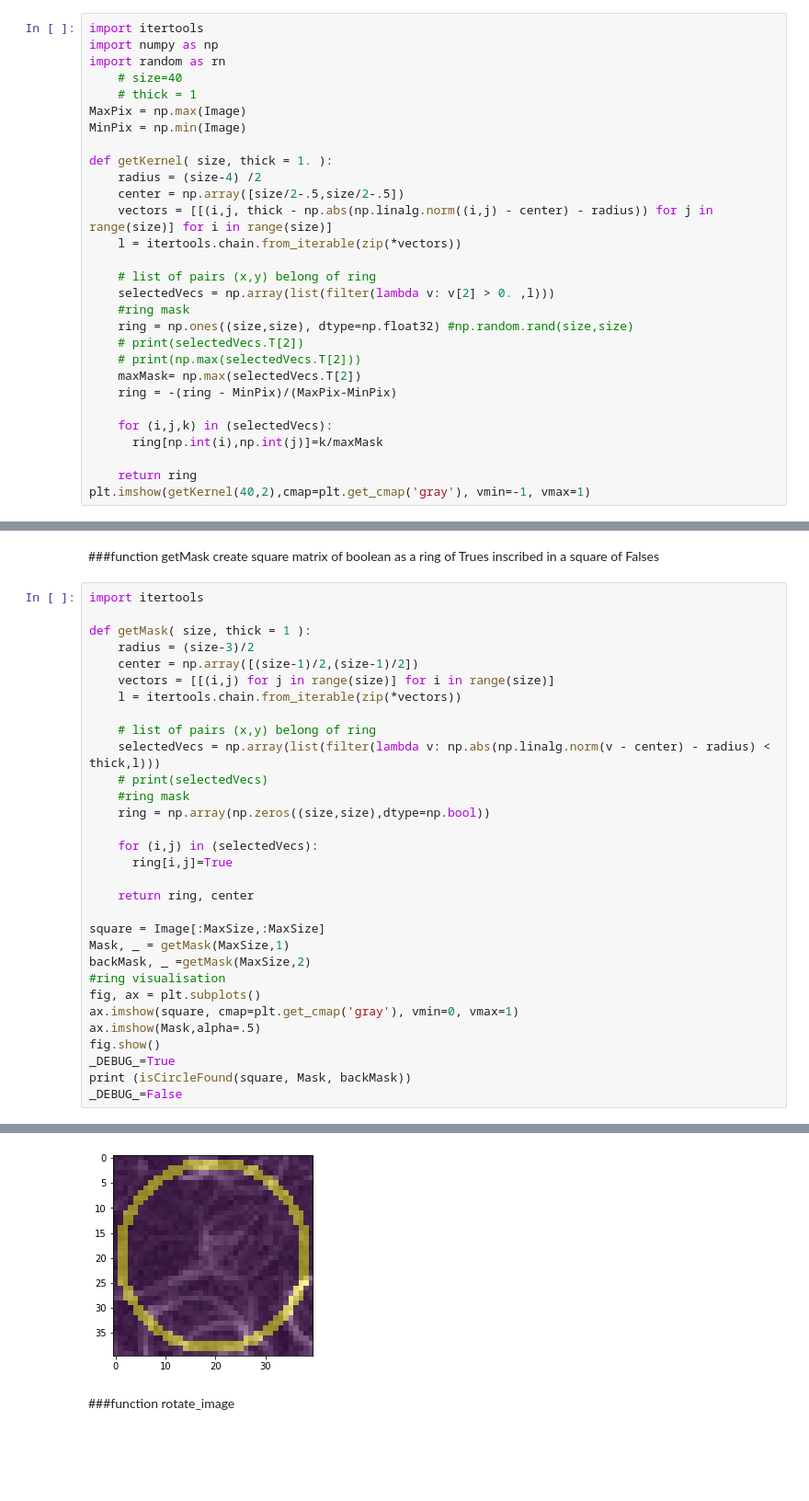
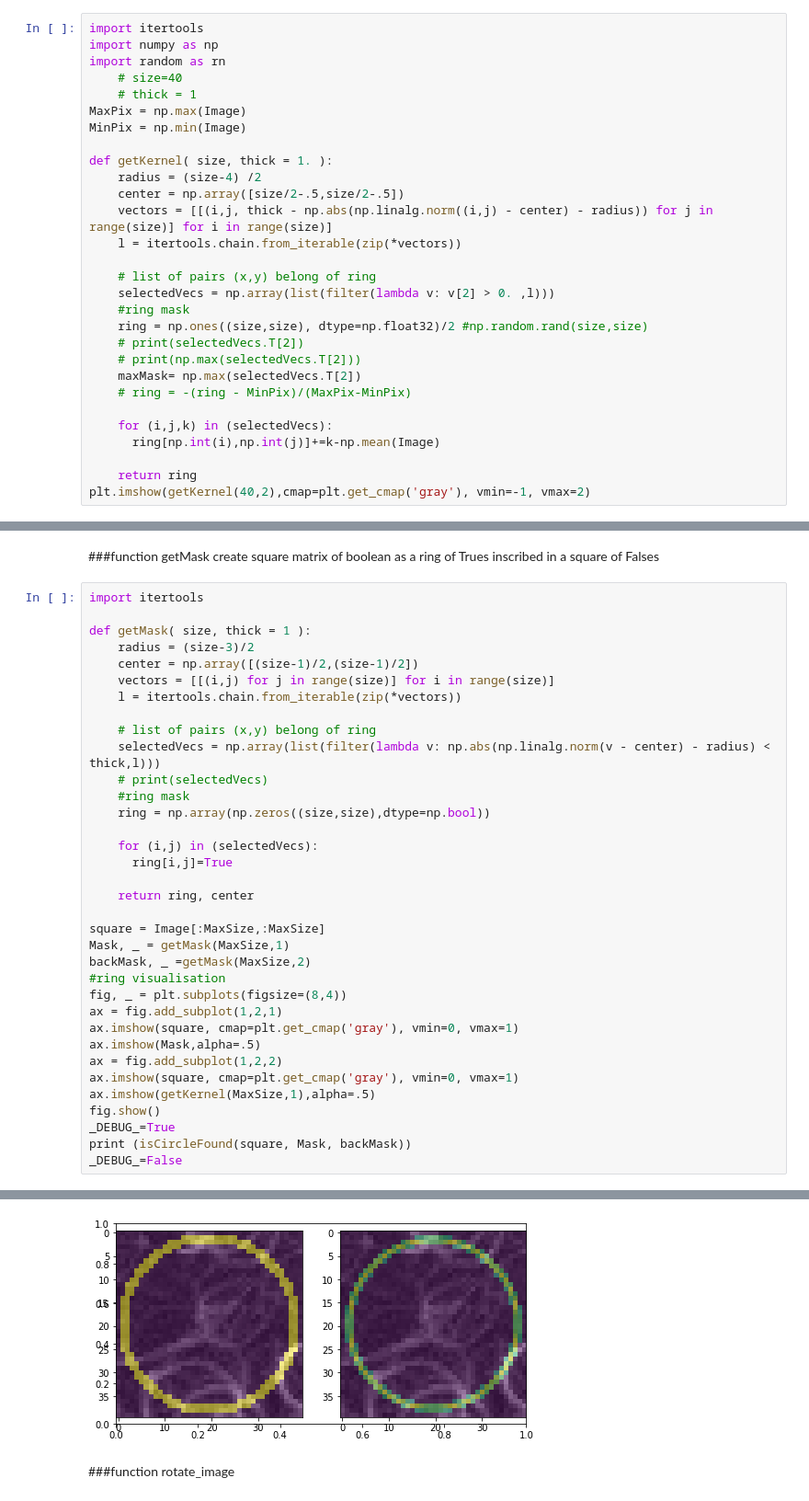
Before and after one commit to andrew-veriga/MathForML, a Jupyter notebook: ConvolutionalCoffieCircles.ipynb, the cells around one changed output, grey strips where cells are left out. Shown at 92% size. Cells and saved outputs as stored; diff of their text form; blank space fills up the shorter version.

```diff
--- a/ConvolutionalCoffieCircles.ipynb
+++ b/ConvolutionalCoffieCircles.ipynb
@@ -98,16 +98,16 @@ def getKernel( size, thick = 1. ):
     # list of pairs (x,y) belong of ring
     selectedVecs = np.array(list(filter(lambda v: v[2] > 0. ,l)))
     #ring mask
-    ring = np.ones((size,size), dtype=np.float32) #np.random.rand(size,size)
+    ring = np.ones((size,size), dtype=np.float32)/2 #np.random.rand(size,size)
     # print(selectedVecs.T[2])
     # print(np.max(selectedVecs.T[2]))
     maxMask= np.max(selectedVecs.T[2])
-    ring = -(ring - MinPix)/(MaxPix-MinPix)
+    # ring = -(ring - MinPix)/(MaxPix-MinPix)
 
     for (i,j,k) in (selectedVecs):
-      ring[np.int(i),np.int(j)]=k/maxMask
+      ring[np.int(i),np.int(j)]+=k-np.mean(Image)
 
     return ring
-plt.imshow(getKernel(40,2),cmap=plt.get_cmap('gray'), vmin=-1, vmax=1)
+plt.imshow(getKernel(40,2),cmap=plt.get_cmap('gray'), vmin=-1, vmax=2)
 # %% [output]
 <matplotlib.image.AxesImage at 0x...>
@@ -217,35 +237,39 @@ def getMask( size, thick = 1 ):
     l = itertools.chain.from_iterable(zip(*vectors))
 
     # list of pairs (x,y) belong of ring
     selectedVecs = np.array(list(filter(lambda v: np.abs(np.linalg.norm(v - center) - radius) < thick,l)))
     # print(selectedVecs)
     #ring mask
     ring = np.array(np.zeros((size,size),dtype=np.bool))
 
     for (i,j) in (selectedVecs):
       ring[i,j]=True
 
     return ring, center
 
 square = Image[:MaxSize,:MaxSize]
 Mask, _ = getMask(MaxSize,1)
 backMask, _ =getMask(MaxSize,2)
 #ring visualisation
-fig, ax = plt.subplots()
+fig, _ = plt.subplots(figsize=(8,4))
+ax = fig.add_subplot(1,2,1)
 ax.imshow(square, cmap=plt.get_cmap('gray'), vmin=0, vmax=1)
 ax.imshow(Mask,alpha=.5)
+ax = fig.add_subplot(1,2,2)
+ax.imshow(square, cmap=plt.get_cmap('gray'), vmin=0, vmax=1)
+ax.imshow(getKernel(MaxSize,1),alpha=.5)
 fig.show()
 _DEBUG_=True
 print (isCircleFound(square, Mask, backMask))
 _DEBUG_=False
 # %% [output]
 ring brightness 0.48191261165991417
 back brightness 0.45368014275446544
 ring.var 0.03142975629028775
 full.var 0.01948763594052808
 back.var 0.028536471715980227
 33.79694987013569
-[figure, old version]
+[figure, new version]
 # %% [markdown]
 ###function rotate_image
 # %%
```
Also changed, not shown: parts of 12 cells of this notebook.
